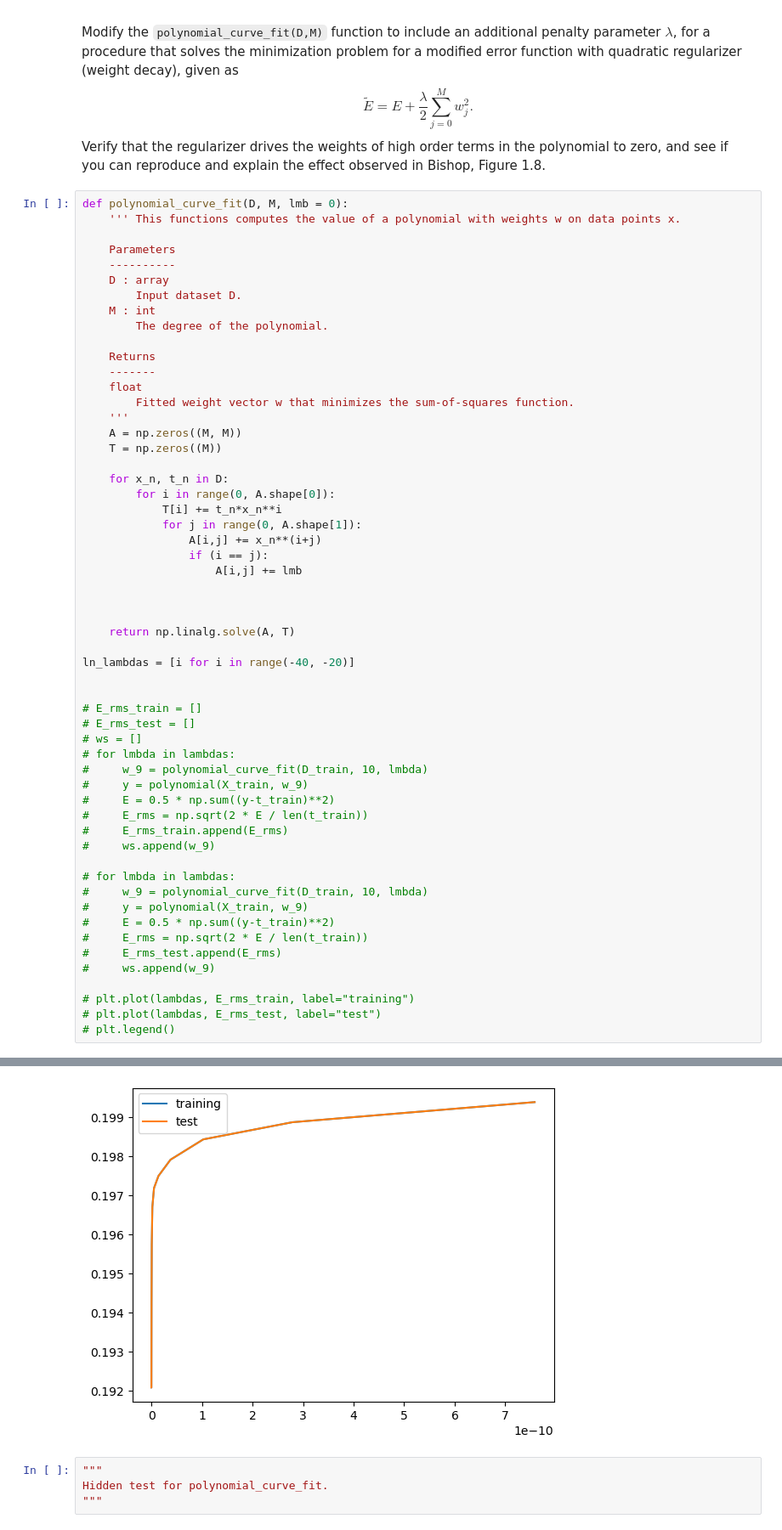
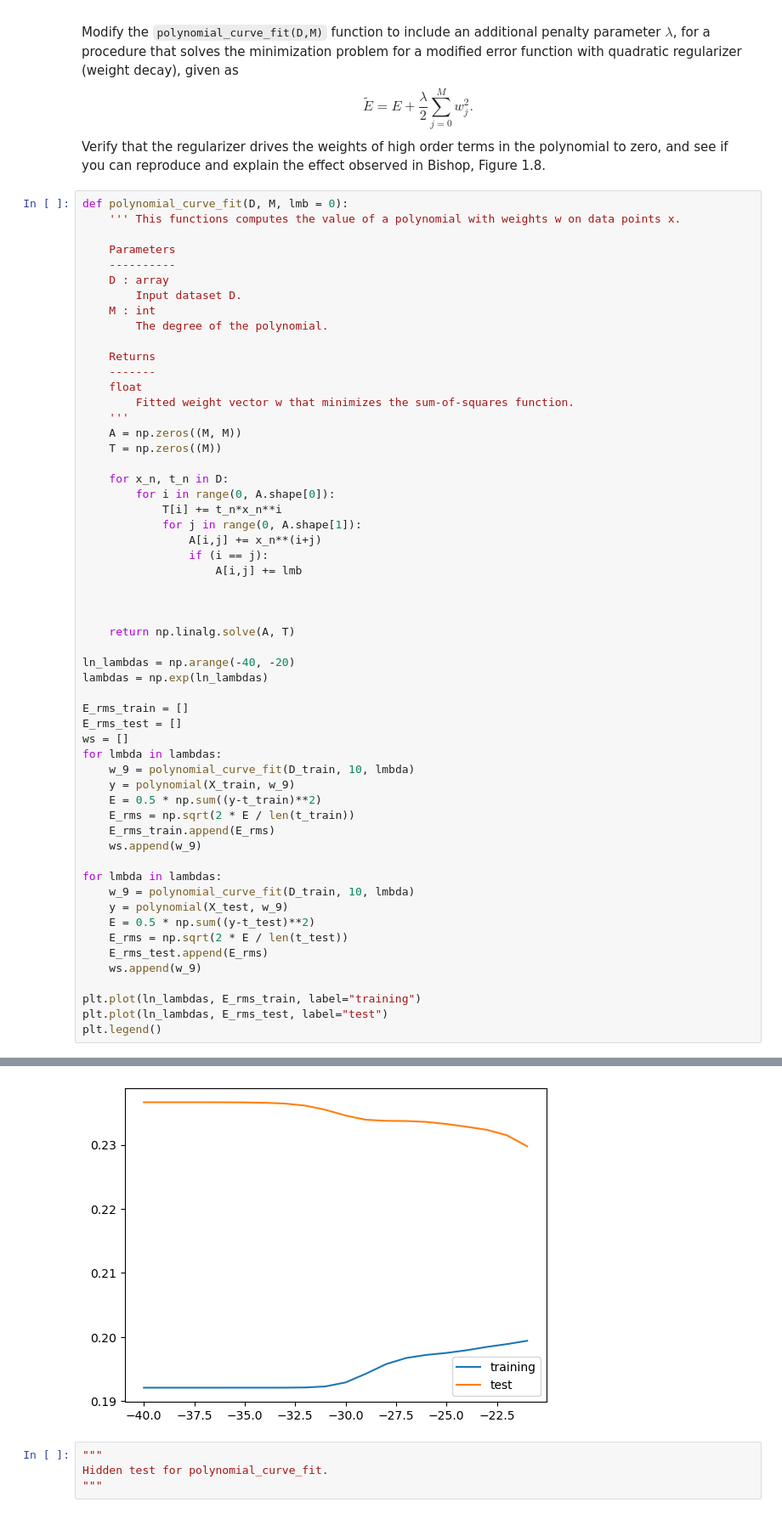
Before and after one commit to JvPost/SML, a Jupyter notebook: SML22_as01_1.ipynb, the cells around one changed output, grey strips where cells are left out. Shown: that part at 85% size. Cells and saved outputs as stored; diff of their text form.

```diff
--- a/SML22_as01_1.ipynb
+++ b/SML22_as01_1.ipynb
@@ -291,56 +291,56 @@ def polynomial_curve_fit(D, M, lmb = 0):
     D : array
         Input dataset D.
     M : int
         The degree of the polynomial.
 
     Returns
     -------
     float
         Fitted weight vector w that minimizes the sum-of-squares function.
     '''
     A = np.zeros((M, M))
     T = np.zeros((M))
 
     for x_n, t_n in D:
         for i in range(0, A.shape[0]):
             T[i] += t_n*x_n**i
             for j in range(0, A.shape[1]):
                 A[i,j] += x_n**(i+j)
                 if (i == j):
                     A[i,j] += lmb
 
 
 
     return np.linalg.solve(A, T)
 
-ln_lambdas = [i for i in range(-40, -20)]
+ln_lambdas = np.arange(-40, -20)
+lambdas = np.exp(ln_lambdas)
 
+E_rms_train = []
+E_rms_test = []
+ws = []
+for lmbda in lambdas:
+    w_9 = polynomial_curve_fit(D_train, 10, lmbda)
+    y = polynomial(X_train, w_9)
+    E = 0.5 * np.sum((y-t_train)**2)
+    E_rms = np.sqrt(2 * E / len(t_train))
+    E_rms_train.append(E_rms)
+    ws.append(w_9)
 
-# E_rms_train = []
-# E_rms_test = []
-# ws = []
-# for lmbda in lambdas:
-#     w_9 = polynomial_curve_fit(D_train, 10, lmbda)
-#     y = polynomial(X_train, w_9)
-#     E = 0.5 * np.sum((y-t_train)**2)
-#     E_rms = np.sqrt(2 * E / len(t_train))
-#     E_rms_train.append(E_rms)
-#     ws.append(w_9)
+for lmbda in lambdas:
+    w_9 = polynomial_curve_fit(D_train, 10, lmbda)
+    y = polynomial(X_test, w_9)
+    E = 0.5 * np.sum((y-t_test)**2)
+    E_rms = np.sqrt(2 * E / len(t_test))
+    E_rms_test.append(E_rms)
+    ws.append(w_9)
 
-# for lmbda in lambdas:
-#     w_9 = polynomial_curve_fit(D_train, 10, lmbda)
-#     y = polynomial(X_train, w_9)
-#     E = 0.5 * np.sum((y-t_train)**2)
-#     E_rms = np.sqrt(2 * E / len(t_train))
-#     E_rms_test.append(E_rms)
-#     ws.append(w_9)
-
-# plt.plot(lambdas, E_rms_train, label="training")
-# plt.plot(lambdas, E_rms_test, label="test")
-# plt.legend()
+plt.plot(ln_lambdas, E_rms_train, label="training")
+plt.plot(ln_lambdas, E_rms_test, label="test")
+plt.legend()
 # %% [output]
 <matplotlib.legend.Legend at 0x...>
-[figure, old version]
+[figure, new version]
 # %%
 """
 Hidden test for polynomial_curve_fit.
```
Also changed, not shown: 1 other file.
